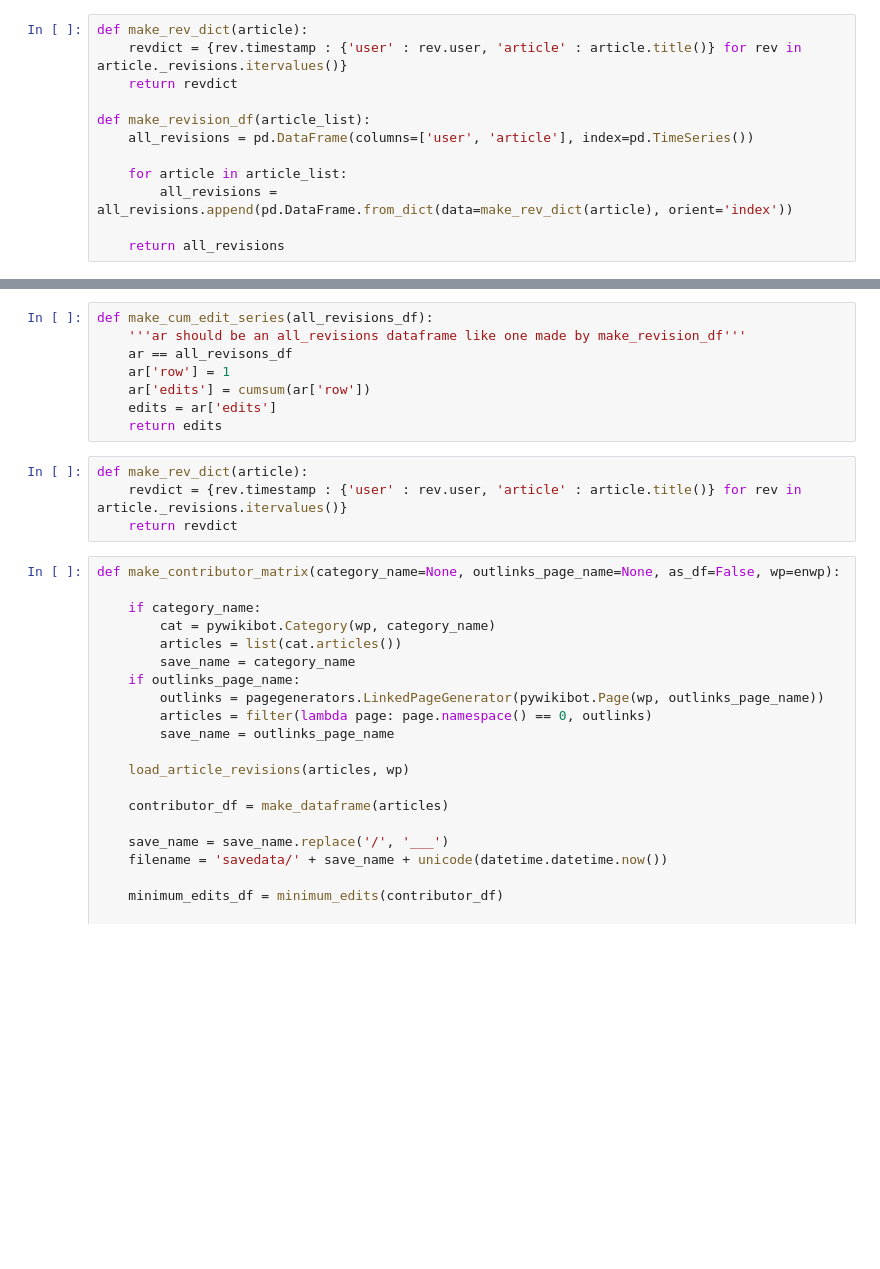
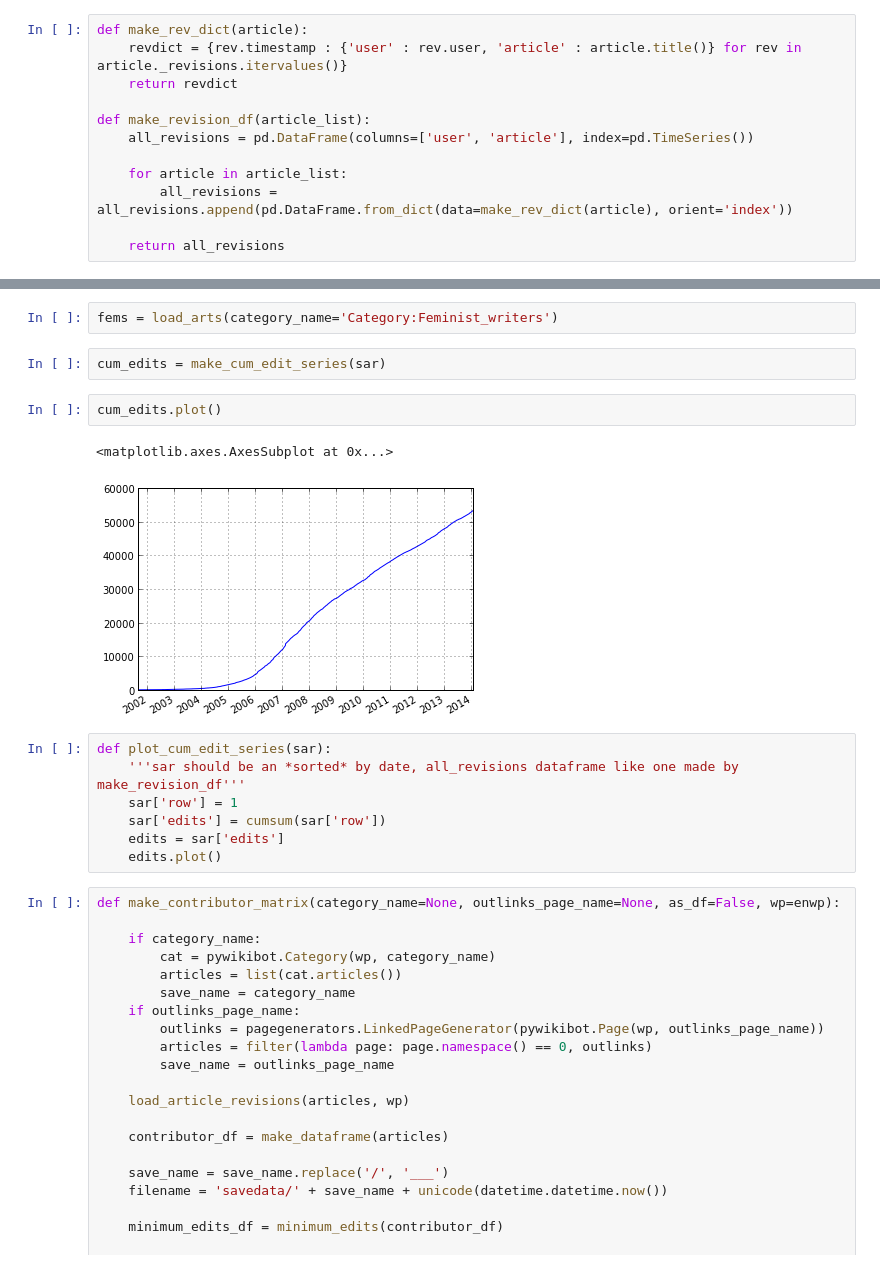
Before and after one commit to GregoryH88/wiki_econ_capability, a Jupyter notebook: Wiki Category Matrix Maker.ipynb, the cells around one changed output, grey strips where cells are left out. Cells and saved outputs as stored; diff of their text form; blank space fills up the shorter version.

```diff
--- a/Wiki Category Matrix Maker.ipynb
+++ b/Wiki Category Matrix Maker.ipynb
@@ -136,15 +158,19 @@ for i in range(1,11):
+# %%
+fems = load_arts(category_name='Category:Feminist_writers')
+# %%
+cum_edits = make_cum_edit_series(sar)
+# %%
+cum_edits.plot()
+# %% [output]
+<matplotlib.axes.AxesSubplot at 0x...>
+[figure, added]
 # %%
-def make_cum_edit_series(all_revisions_df):
-    '''ar should be an all_revisions dataframe like one made by make_revision_df'''
-    ar == all_revisons_df
-    ar['row'] = 1
-    ar['edits'] = cumsum(ar['row'])
-    edits = ar['edits']
-    return edits
+def plot_cum_edit_series(sar):
+    '''sar should be an *sorted* by date, all_revisions dataframe like one made by make_revision_df'''
+    sar['row'] = 1
+    sar['edits'] = cumsum(sar['row'])
+    edits = sar['edits']
+    edits.plot()
-# %%
-def make_rev_dict(article):
-    revdict = {rev.timestamp : {'user' : rev.user, 'article' : article.title()} for rev in article._revisions.itervalues()}
-    return revdict
 # %%
 def make_contributor_matrix(category_name=None, outlinks_page_name=None, as_df=False, wp=enwp):
 
```
Also changed, not shown: parts of 14 cells of this notebook.
